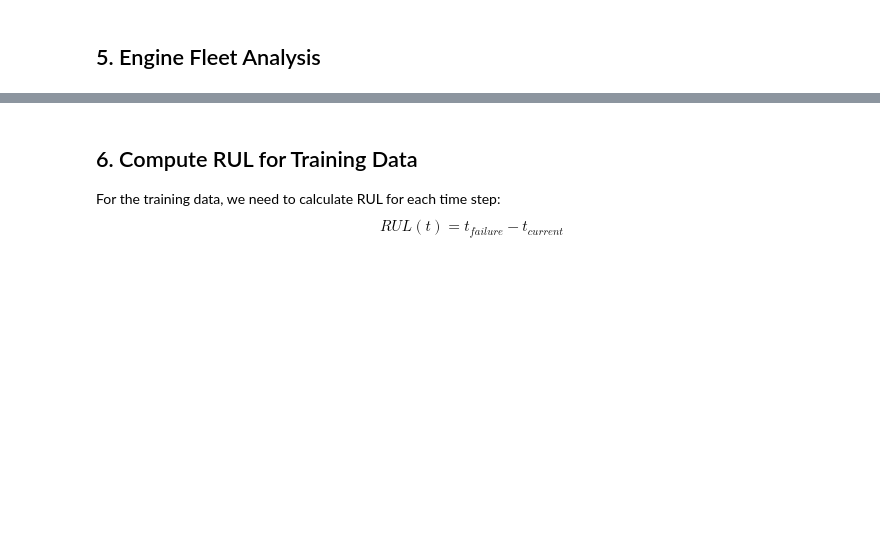
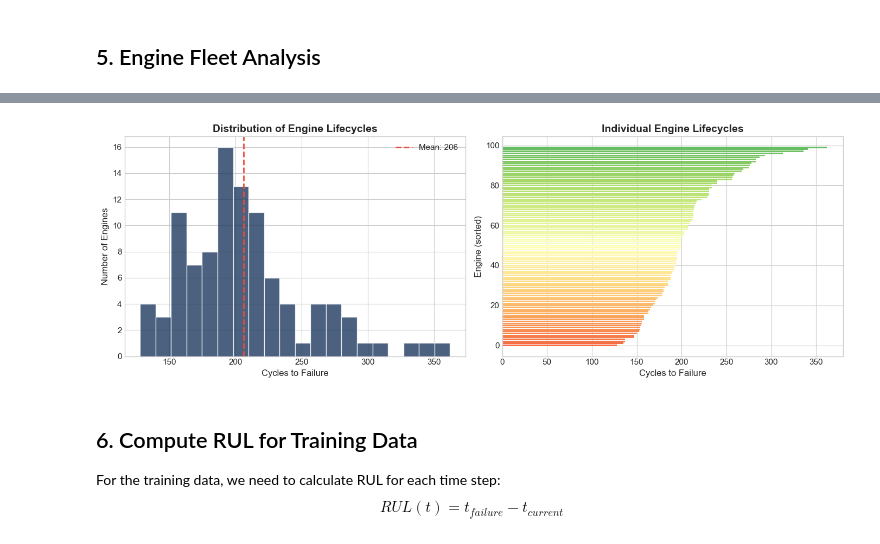
Before and after one commit to pverma-21/aircraft-engine-failure-ml-detection-system, a Jupyter notebook: 01_data_exploration.ipynb, the cells around one changed output, grey strips where cells are left out. Cells and saved outputs as stored; diff of their text form; code cells hidden in the pictures; blank space fills up the shorter version.

```diff
--- a/01_data_exploration.ipynb
+++ b/01_data_exploration.ipynb
@@ -169,27 +241,29 @@ print(f"  Median cycles to failure: {engine_cycles['Total_Cycles'].median()}")
 # %%
 # Visualize engine lifecycles
 fig, axes = plt.subplots(1, 2, figsize=(14, 5))
 
 # Histogram of engine lifecycles
 axes[0].hist(engine_cycles['Total_Cycles'], bins=20, color=COLORS['primary'],
              edgecolor='white', alpha=0.8)
 axes[0].axvline(engine_cycles['Total_Cycles'].mean(), color=COLORS['danger'],
                 linestyle='--', linewidth=2, label=f"Mean: {engine_cycles['Total_Cycles'].mean():.0f}")
 axes[0].set_xlabel('Cycles to Failure', fontsize=12)
 axes[0].set_ylabel('Number of Engines', fontsize=12)
-axes[0].set_title('Distribution of Engine Lifecycles (FD001)', fontsize=14, fontweight='bold')
+axes[0].set_title('Distribution of Engine Lifecycles', fontsize=14, fontweight='bold')
 axes[0].legend()
 
 # Bar chart of individual engine lifecycles
 sorted_cycles = engine_cycles.sort_values('Total_Cycles')
 colors = plt.cm.RdYlGn(np.linspace(0.2, 0.8, len(sorted_cycles)))
 axes[1].barh(range(len(sorted_cycles)), sorted_cycles['Total_Cycles'], color=colors)
 axes[1].set_xlabel('Cycles to Failure', fontsize=12)
 axes[1].set_ylabel('Engine (sorted)', fontsize=12)
 axes[1].set_title('Individual Engine Lifecycles', fontsize=14, fontweight='bold')
 
 plt.tight_layout()
 plt.show()
+# %% [output]
+[figure, added]
 # %% [markdown]
 ## 6. Compute RUL for Training Data
 
```
Also changed, not shown: parts of 25 cells of this notebook, 1 other file.
